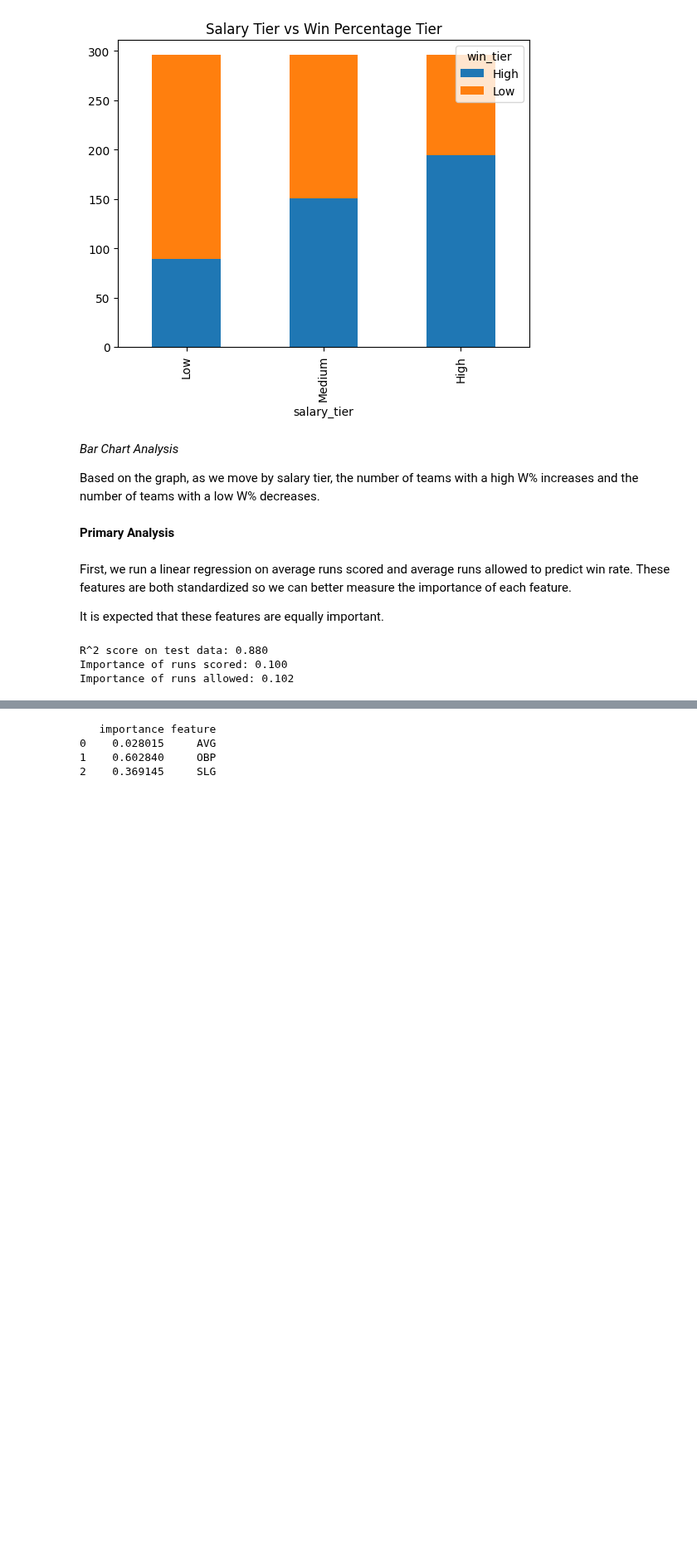
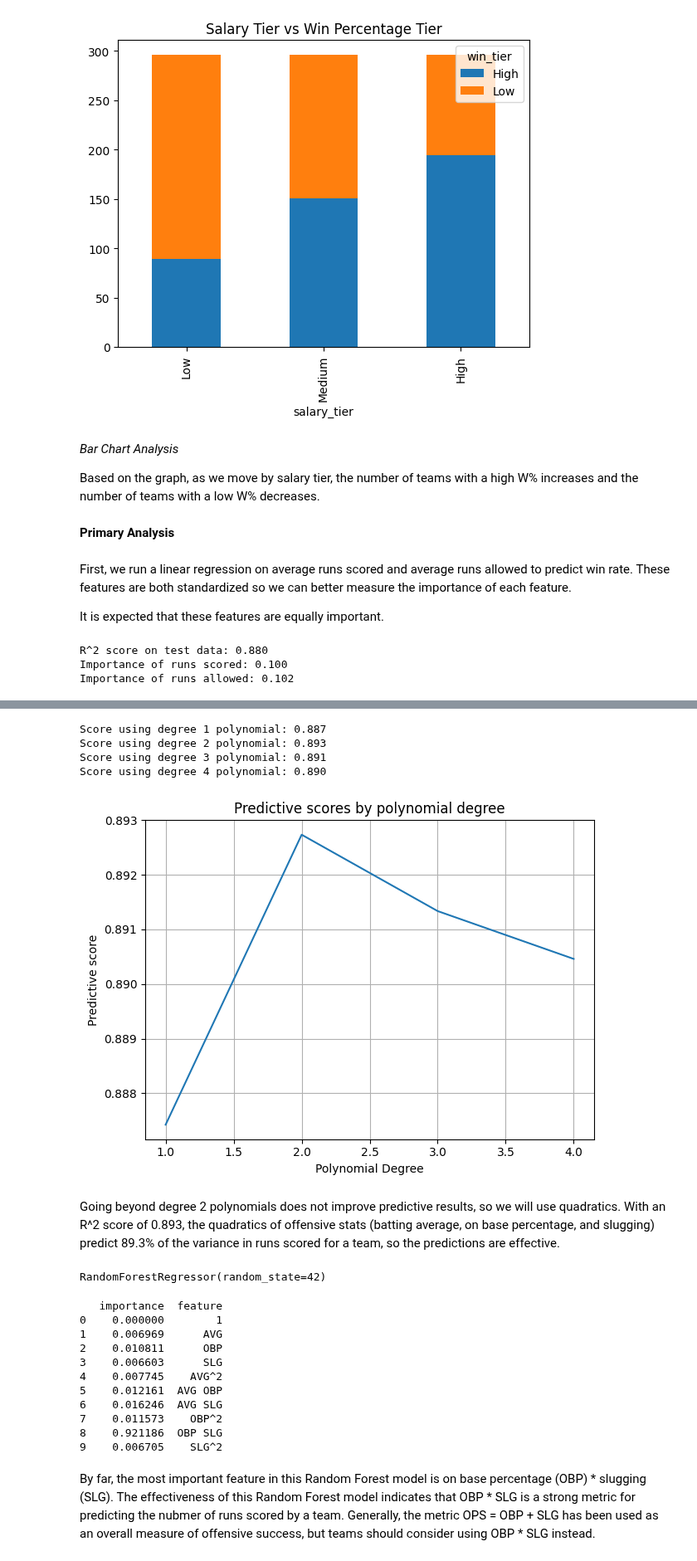
Before and after one commit to Charipi/CMSC320_Final, a Jupyter notebook: main.ipynb, the cells around one changed output, grey strips where cells are left out. Shown at 83% size. Drawn from its saved outputs; the diff is of its cells as text; code cells hidden in the pictures; blank space fills up the shorter version.

```diff
--- a/main.ipynb
+++ b/main.ipynb
@@ -271,11 +334,72 @@ print(regr.score(X_test_scaled, y_test))
+# %%
+# Only keeping the underlying stats in X to determine which are most important to win rate
+columns = ['AVG', 'OBP', 'SLG']
+X = aggregate_teams[columns]
+y = aggregate_teams['avg_runs_scored']
+
+degrees = []
+scores = []
+for i in range(1, 5):
+    X_train, X_test, y_train, y_test = train_test_split(X, y, random_state=RANDOM_STATE)
+    poly = PolynomialFeatures(degree=i)
+    X_train_poly = poly.fit_transform(X_train)
+    X_test_poly = poly.transform(X_test)
+    features = poly.get_feature_names_out(columns)
+    X_train_poly = pd.DataFrame(X_train_poly, columns=features)
+    X_test_poly = pd.DataFrame(X_test_poly, columns=features)
+
+    regr = RandomForestRegressor(random_state=RANDOM_STATE)
+    regr.fit(X_train_poly, y_train)
+    score = regr.score(X_test_poly, y_test)
+    degrees.append(i)
+    scores.append(score)
+    print(f'Score using degree {i} polynomial: {score:.3f}')
+
+plt.plot(degrees, scores)
+
+plt.xlabel('Polynomial Degree')
+plt.ylabel('Predictive score')
+plt.title('Predictive scores by polynomial degree')
+plt.grid(True)
+plt.tight_layout()
+plt.show()
+# %% [output]
+Score using degree 1 polynomial: 0.887
+Score using degree 2 polynomial: 0.893
+Score using degree 3 polynomial: 0.891
+Score using degree 4 polynomial: 0.890
+[figure, added]
+# %% [markdown]
+Going beyond degree 2 polynomials does not improve predictive results, so we will use quadratics. With an R^2 score of 0.893, the quadratics of offensive stats (batting average, on base percentage, and slugging) predict 89.3% of the variance in runs scored for a team, so the predictions are effective.
+# %%
+# Running the quadratic model again
+X_train, X_test, y_train, y_test = train_test_split(X, y, random_state=RANDOM_STATE)
+poly = PolynomialFeatures(degree=2)
+X_train_poly = poly.fit_transform(X_train)
+X_test_poly = poly.transform(X_test)
+features = poly.get_feature_names_out(columns)
+X_train_poly = pd.DataFrame(X_train_poly, columns=features)
+X_test_poly = pd.DataFrame(X_test_poly, columns=features)
+regr = RandomForestRegressor(random_state=RANDOM_STATE)
+regr.fit(X_train_poly, y_train)
+# %% [output]
+RandomForestRegressor(random_state=42)
 # %%
-regr.feature_importances_
 feature_importance_df = pd.DataFrame(regr.feature_importances_)
-feature_importance_df['feature'] = X_train.columns
+feature_importance_df['feature'] = X_train_poly.columns
 feature_importance_df.columns = ['importance', 'feature']
 print(feature_importance_df)
 # %% [output]
-   importance feature
-0    0.028015     AVG
-1    0.602840     OBP
-2    0.369145     SLG
+   importance  feature
+0    0.000000        1
+1    0.006969      AVG
+2    0.010811      OBP
+3    0.006603      SLG
+4    0.007745    AVG^2
+5    0.012161  AVG OBP
+6    0.016246  AVG SLG
+7    0.011573    OBP^2
+8    0.921186  OBP SLG
+9    0.006705    SLG^2
+# %% [markdown]
+By far, the most important feature in this Random Forest model is on base percentage (OBP) * slugging (SLG). The effectiveness of this Random Forest model indicates that OBP * SLG is a strong metric for predicting the nubmer of runs scored by a team. Generally, the metric OPS = OBP + SLG has been used as an overall measure of offensive success, but teams should consider using OBP * SLG instead.
```
Also changed, not shown: parts of 12 cells of this notebook.
